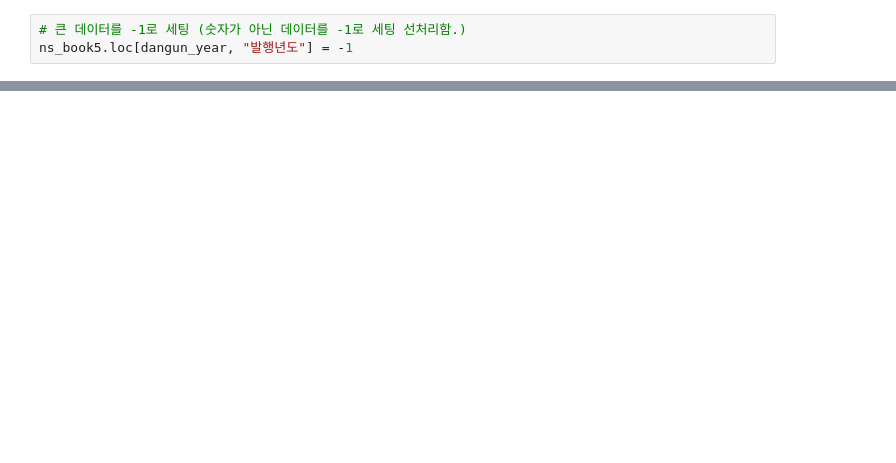
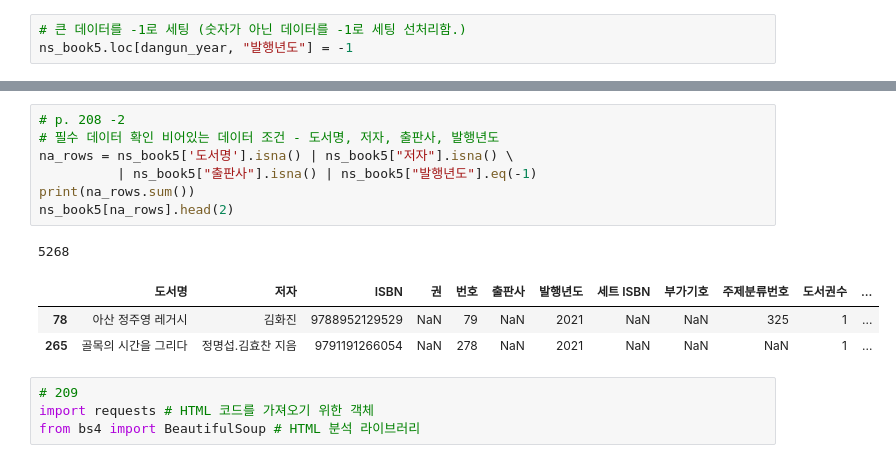
Before and after one commit to KIJOONG1127/data_anal, a Jupyter notebook: ch03_reg.ipynb, the cells around one changed output, grey strips where cells are left out. Cells and saved outputs as stored; diff of their text form; blank space fills up the shorter version.

```diff
--- a/ch03_reg.ipynb
+++ b/ch03_reg.ipynb
@@ -169,0 +179,16 @@ ns_book5[old_books]
+# %%
+# p. 208 -2
+# 필수 데이터 확인 비어있는 데이터 조건 - 도서명, 저자, 출판사, 발행년도
+na_rows = ns_book5['도서명'].isna() | ns_book5["저자"].isna() \
+          | ns_book5["출판사"].isna() | ns_book5["발행년도"].eq(-1)
+print(na_rows.sum())
+ns_book5[na_rows].head(2)
+# %% [output]
+5268
+|  | 도서명 | 저자 | ISBN | 권 | 번호 | 출판사 | 발행년도 | 세트 ISBN | 부가기호 | 주제분류번호 | 도서권수 | ... |
+| 78 | 아산 정주영 레거시 | 김화진 | 9788952129529 | NaN | 79 | NaN | 2021 | NaN | NaN | 325 | 1 | ... |
+| 265 | 골목의 시간을 그리다 | 정명섭.김효찬 지음 | 9791191266054 | NaN | 278 | NaN | 2021 | NaN | NaN | NaN | 1 | ... |
+# %%
+# 209
+import requests # HTML 코드를 가져오기 위한 객체
+from bs4 import BeautifulSoup # HTML 분석 라이브러리
```
Also changed, not shown: parts of 13 cells of this notebook.
